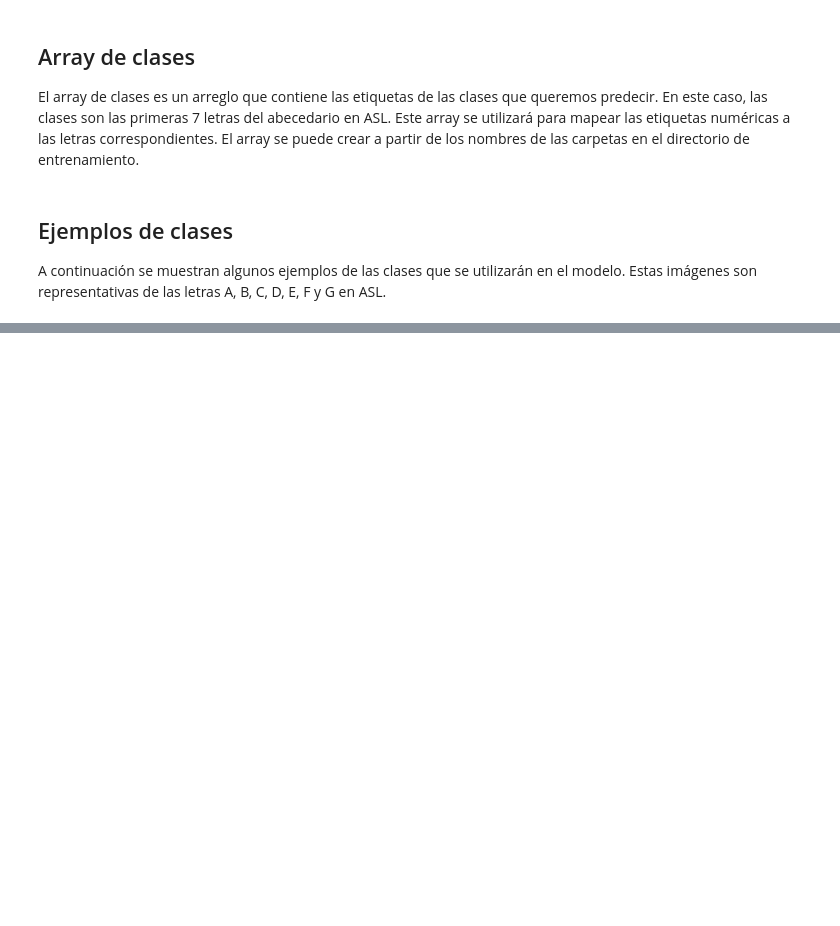
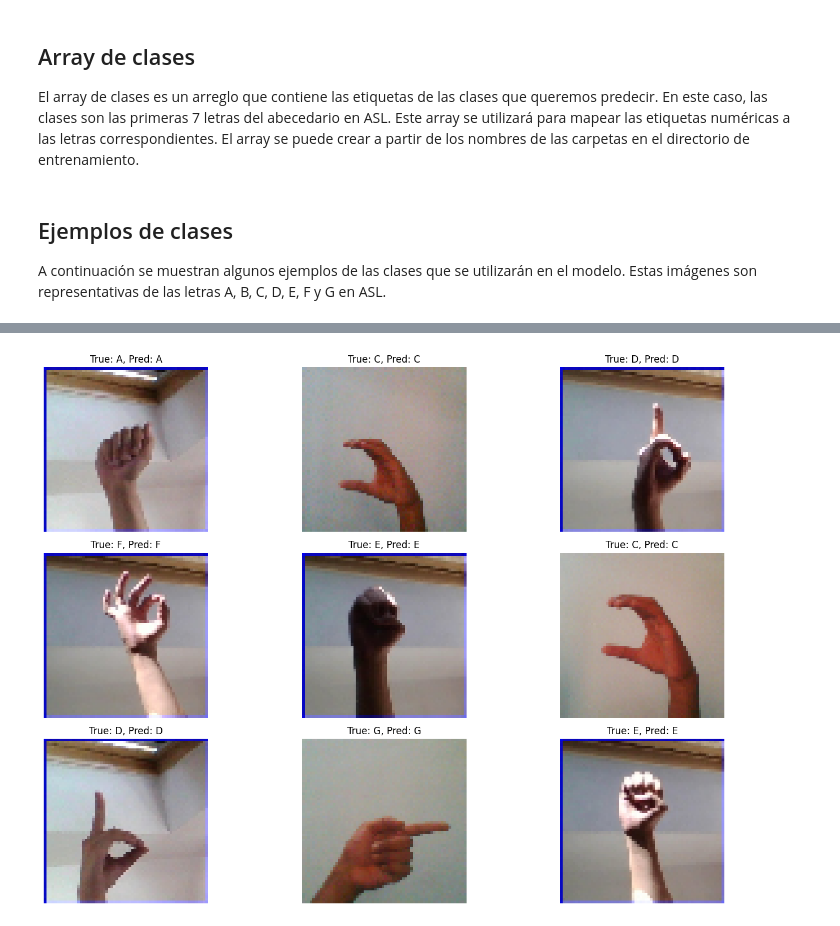
Before and after one commit to DavidLangarica/asl-letters-classifier, a Jupyter notebook: ASL_Model.ipynb, the cells around one changed output, grey strips where cells are left out. Saved outputs shown, nothing was run; the diff lists cells and outputs as text; code cells hidden in the pictures; blank space fills up the shorter version.

```diff
--- a/ASL_Model.ipynb
+++ b/ASL_Model.ipynb
@@ -269,0 +267,17 @@ weighted avg       0.14      0.14      0.14      4200
+# %%
+plt.figure(figsize=(15, 10))
+batch_x, batch_y = next(test_generator)
+
+for i in range(min(9, len(batch_x))):
+    plt.subplot(3, 3, i+1)
+    plt.imshow(batch_x[i])
+
+    true_class = np.argmax(batch_y[i])
+    pred_class = np.argmax(model.predict(np.expand_dims(batch_x[i], axis=0)))
+
+    plt.title(f"True: {class_names[true_class]}, Pred: {class_names[pred_class]}")
+    plt.axis('off')
+
+plt.tight_layout()
+plt.show()
+# %% [output]
@@ -269,0 +293 @@ weighted avg       0.14      0.14      0.14      4200
+[figure, added]
```
Also changed, not shown: parts of 28 cells of this notebook, 1 other file.
